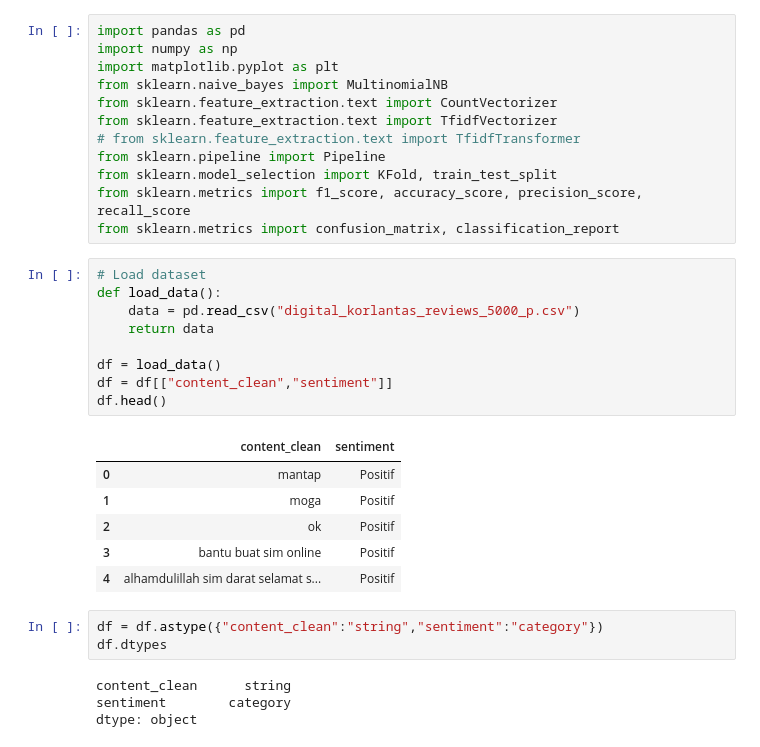
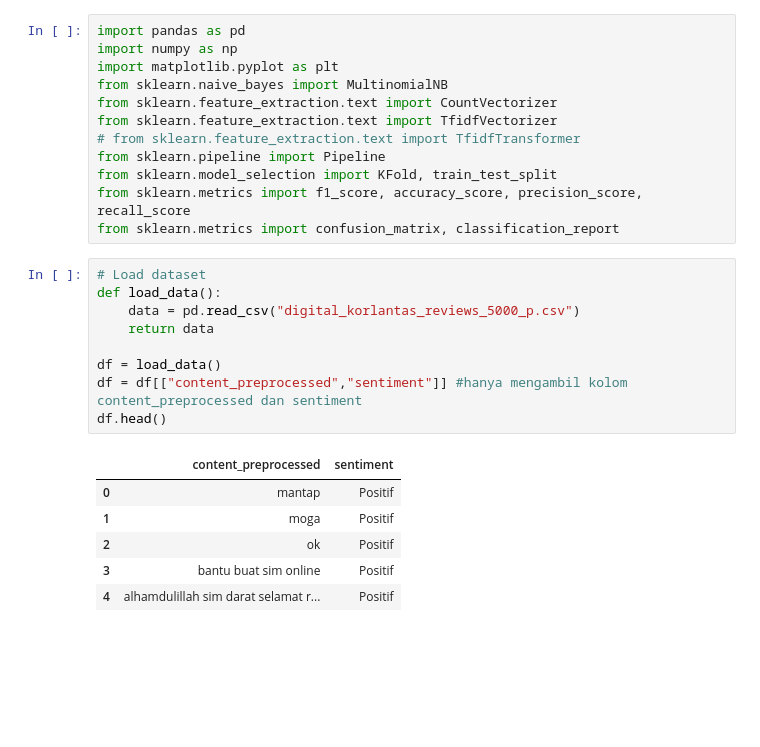
Before and after one commit to bintangeditya/Text-Mining-Digital-Korlantas-Review, a Jupyter notebook: Classifier Digital Korlantas Text Mining.ipynb, the cells around one changed output. Saved outputs shown, nothing was run; the diff lists cells and outputs as text; blank space fills up the shorter version.

```diff
--- a/Classifier Digital Korlantas Text Mining.ipynb
+++ b/Classifier Digital Korlantas Text Mining.ipynb
@@ -13,23 +13,16 @@ from sklearn.metrics import confusion_matrix, classification_report
 # %%
 # Load dataset
 def load_data():
     data = pd.read_csv("digital_korlantas_reviews_5000_p.csv")
     return data
 
 df = load_data()
-df = df[["content_clean","sentiment"]]
+df = df[["content_preprocessed","sentiment"]] #hanya mengambil kolom content_preprocessed dan sentiment
 df.head()
 # %% [output]
-|  | content_clean | sentiment |
+|  | content_preprocessed | sentiment |
 | 0 | mantap | Positif |
 | 1 | moga | Positif |
 | 2 | ok | Positif |
 | 3 | bantu buat sim online | Positif |
-| 4 | alhamdulillah sim darat selamat s... | Positif |
+| 4 | alhamdulillah sim darat selamat r... | Positif |
-# %%
-df = df.astype({"content_clean":"string","sentiment":"category"})
-df.dtypes
-# %% [output]
-content_clean      string
-sentiment        category
-dtype: object
```
Also changed, not shown: parts of 7 cells of this notebook, 6 other files.
